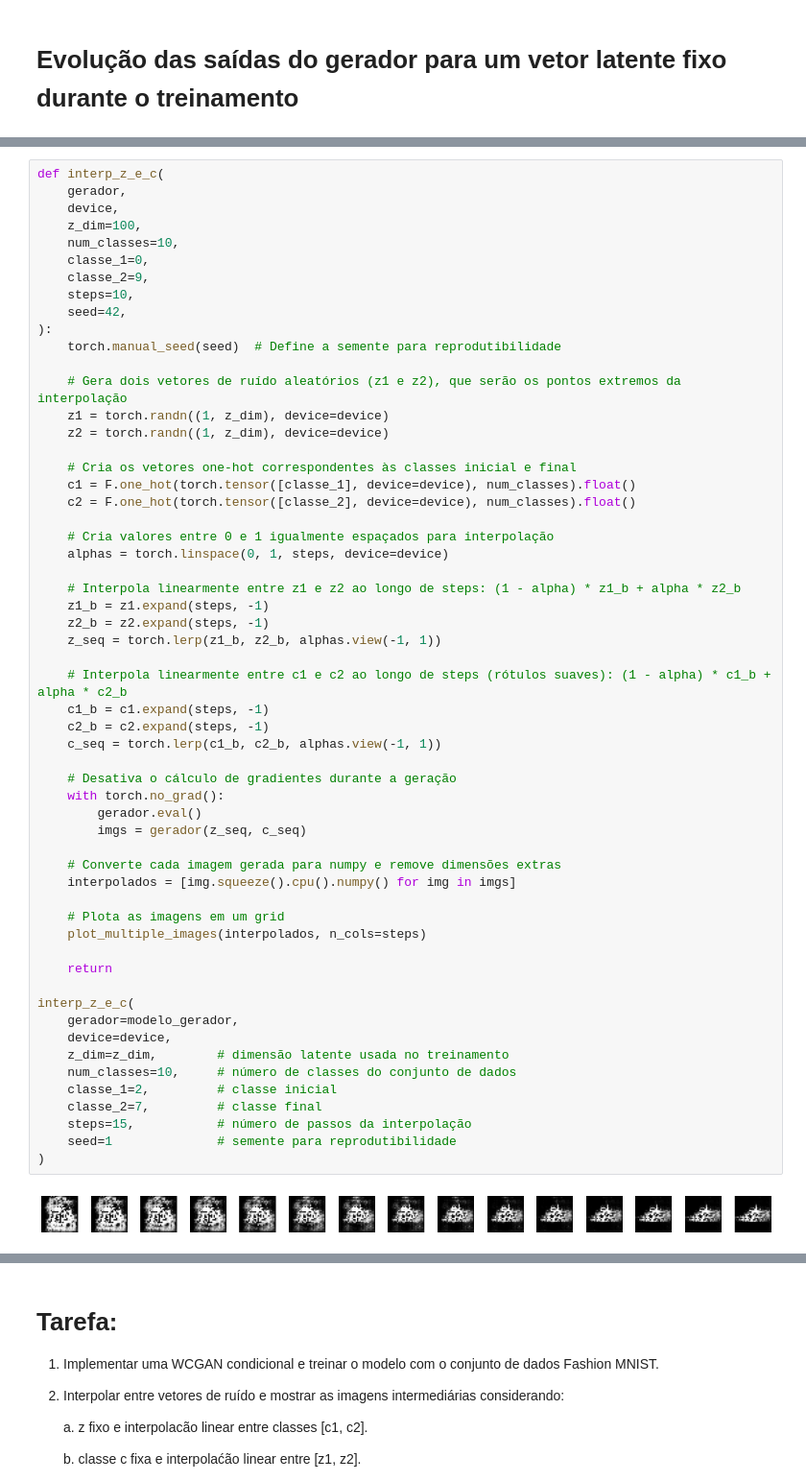
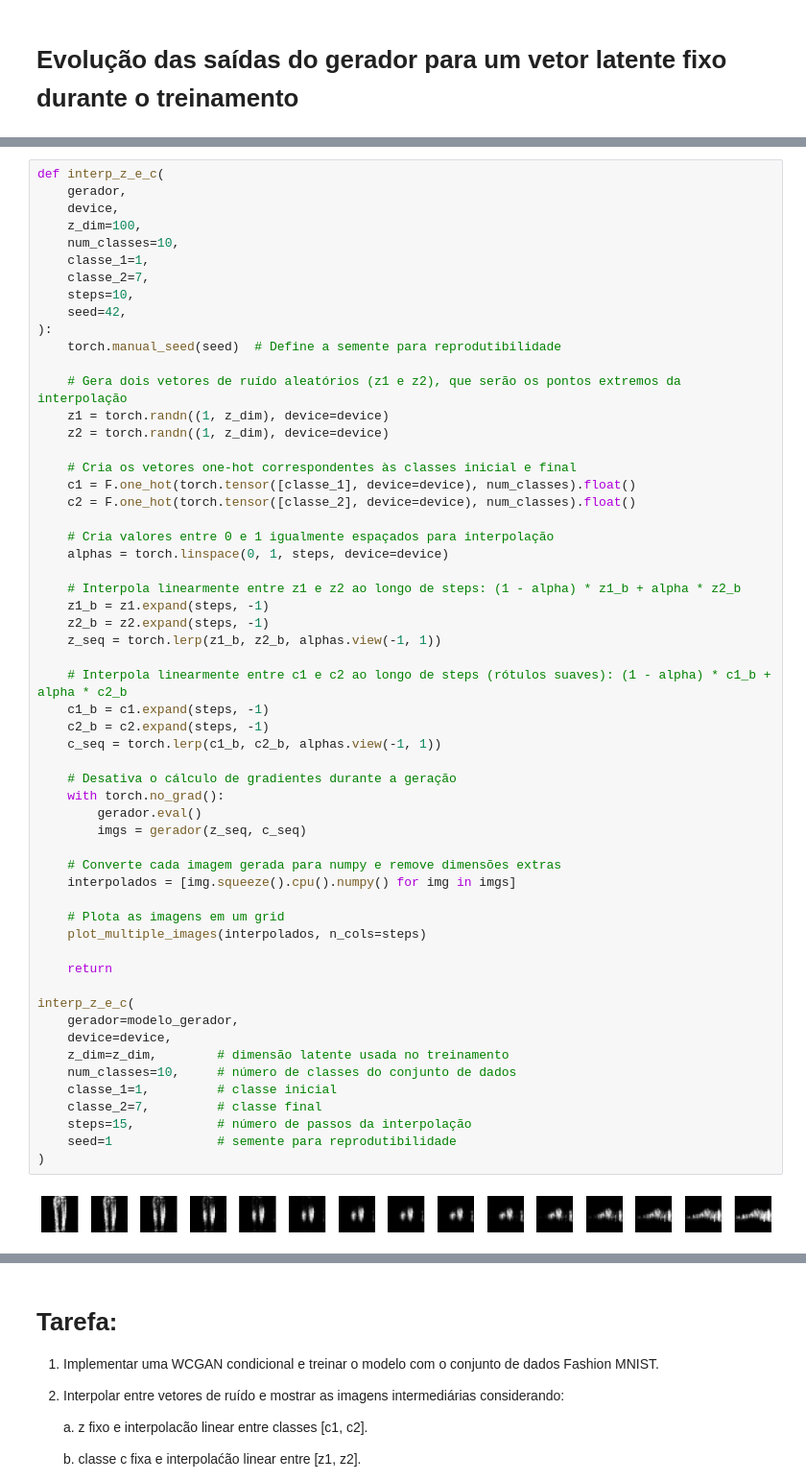
Before and after one commit to davialmeida135/GenAI, a Jupyter notebook: 05 - WGAN Condicional/tarefa05.ipynb, the cells around one changed output, grey strips where cells are left out. Shown: that part at 96% size. Saved outputs shown, nothing was run; the diff lists cells and outputs as text.

Commit message:
imagens

```diff
--- a/05 - WGAN Condicional/tarefa05.ipynb
+++ b/05 - WGAN Condicional/tarefa05.ipynb
@@ -674,8 +674,8 @@ def interp_z_e_c(
     device,
     z_dim=100,
     num_classes=10,
-    classe_1=0,
-    classe_2=9,
+    classe_1=1,
+    classe_2=7,
     steps=10,
     seed=42,
 ):
@@ -698,35 +698,35 @@ def interp_z_e_c(
     z_seq = torch.lerp(z1_b, z2_b, alphas.view(-1, 1))
 
     # Interpola linearmente entre c1 e c2 ao longo de steps (rótulos suaves): (1 - alpha) * c1_b + alpha * c2_b
     c1_b = c1.expand(steps, -1)
     c2_b = c2.expand(steps, -1)
     c_seq = torch.lerp(c1_b, c2_b, alphas.view(-1, 1))
 
     # Desativa o cálculo de gradientes durante a geração
     with torch.no_grad():
         gerador.eval()
         imgs = gerador(z_seq, c_seq)
 
     # Converte cada imagem gerada para numpy e remove dimensões extras
     interpolados = [img.squeeze().cpu().numpy() for img in imgs]
 
     # Plota as imagens em um grid
     plot_multiple_images(interpolados, n_cols=steps)
 
     return
 
 interp_z_e_c(
     gerador=modelo_gerador,
     device=device,
     z_dim=z_dim,        # dimensão latente usada no treinamento
     num_classes=10,     # número de classes do conjunto de dados
-    classe_1=2,         # classe inicial
+    classe_1=1,         # classe inicial
     classe_2=7,         # classe final
     steps=15,           # número de passos da interpolação
     seed=1              # semente para reprodutibilidade
 )
 # %% [output]
-[figure, old version]
+[figure, new version]
 # %%
 def variar_classe_fixa_z(gerador, device, z_dim=100, num_classes=10):
     # Gera um único vetor de ruído aleatório e o repete para todas as classes
```
Also changed, not shown: parts of 5 cells of this notebook, 5 other files.
